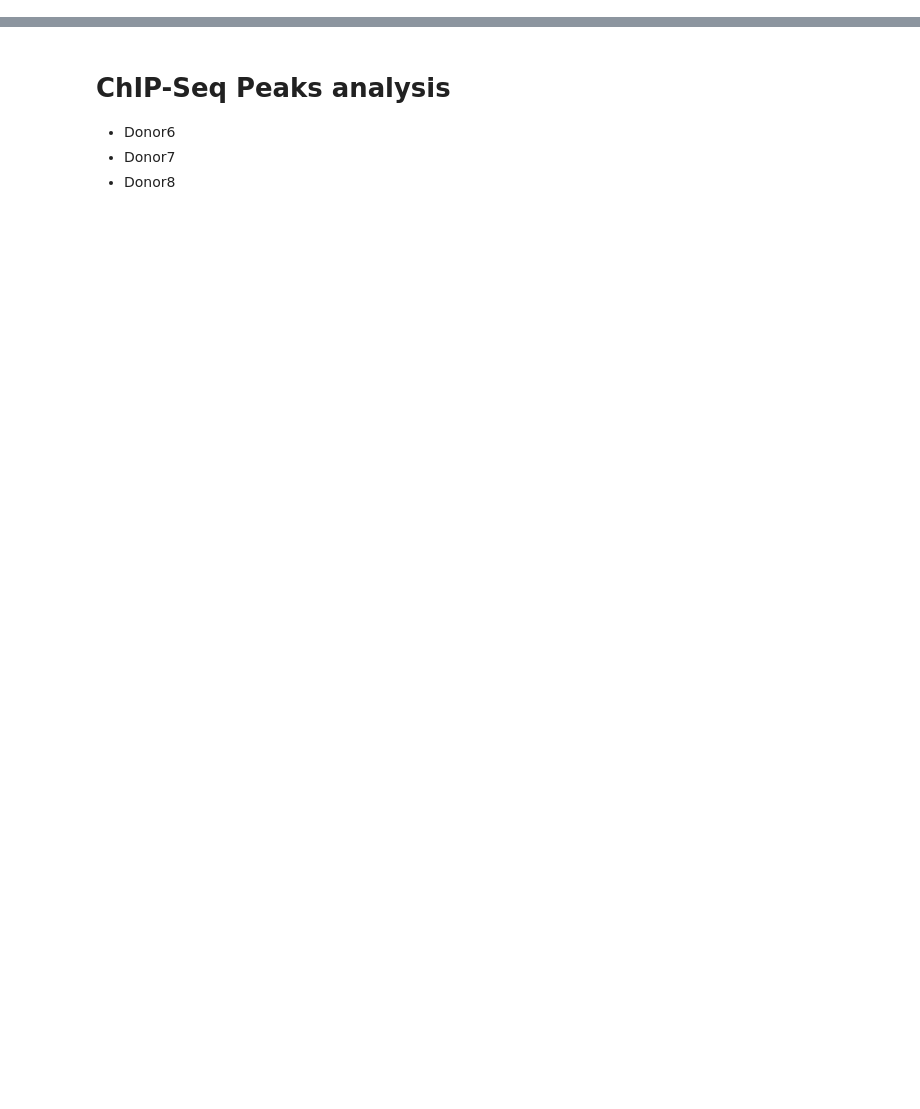
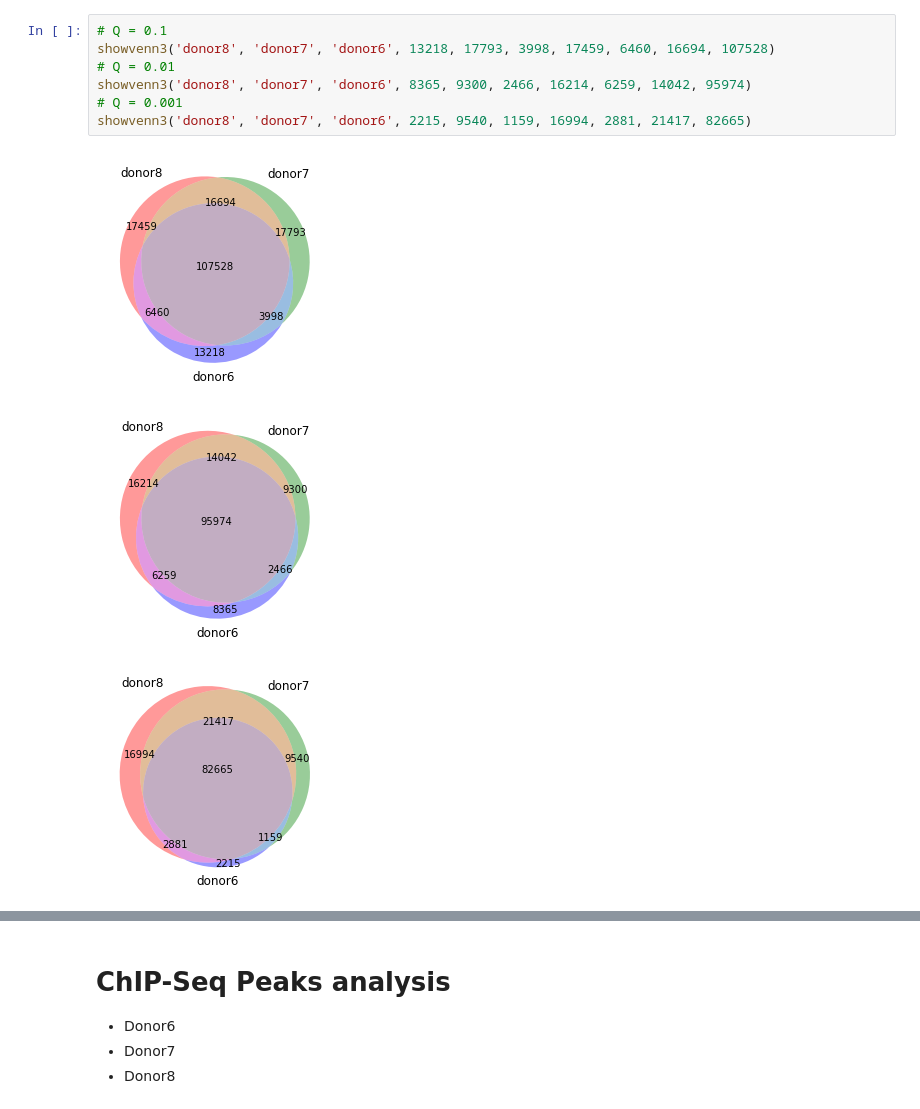
Before and after one commit to JetBrains-Research/washu, a Jupyter notebook: analysis.ipynb, the cells around one changed output, grey strips where cells are left out. Drawn from its saved outputs; the diff is of its cells as text; blank space fills up the shorter version.

Commit message:
K4me1 ULI chips donor6/donor7/donor8 analysis

```diff
--- a/analysis.ipynb
+++ b/analysis.ipynb
@@ -0,0 +34,11 @@
+# %%
+# Q = 0.1
+showvenn3('donor8', 'donor7', 'donor6', 13218, 17793, 3998, 17459, 6460, 16694, 107528)
+# Q = 0.01
+showvenn3('donor8', 'donor7', 'donor6', 8365, 9300, 2466, 16214, 6259, 14042, 95974)
+# Q = 0.001
+showvenn3('donor8', 'donor7', 'donor6', 2215, 9540, 1159, 16994, 2881, 21417, 82665)
+# %% [output]
+[figure, added]
+[figure, added]
+[figure, added]
```
Also changed, not shown: parts of 15 cells of this notebook.
